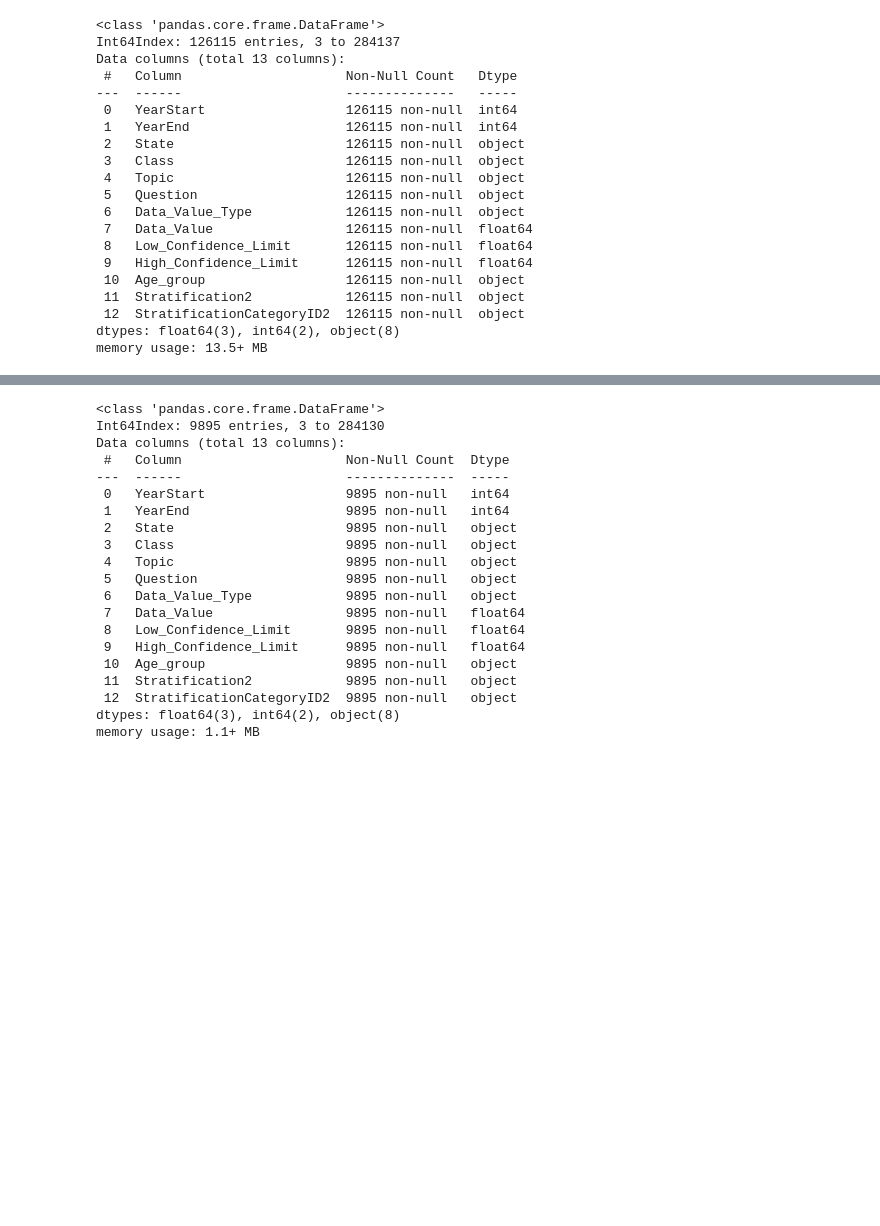
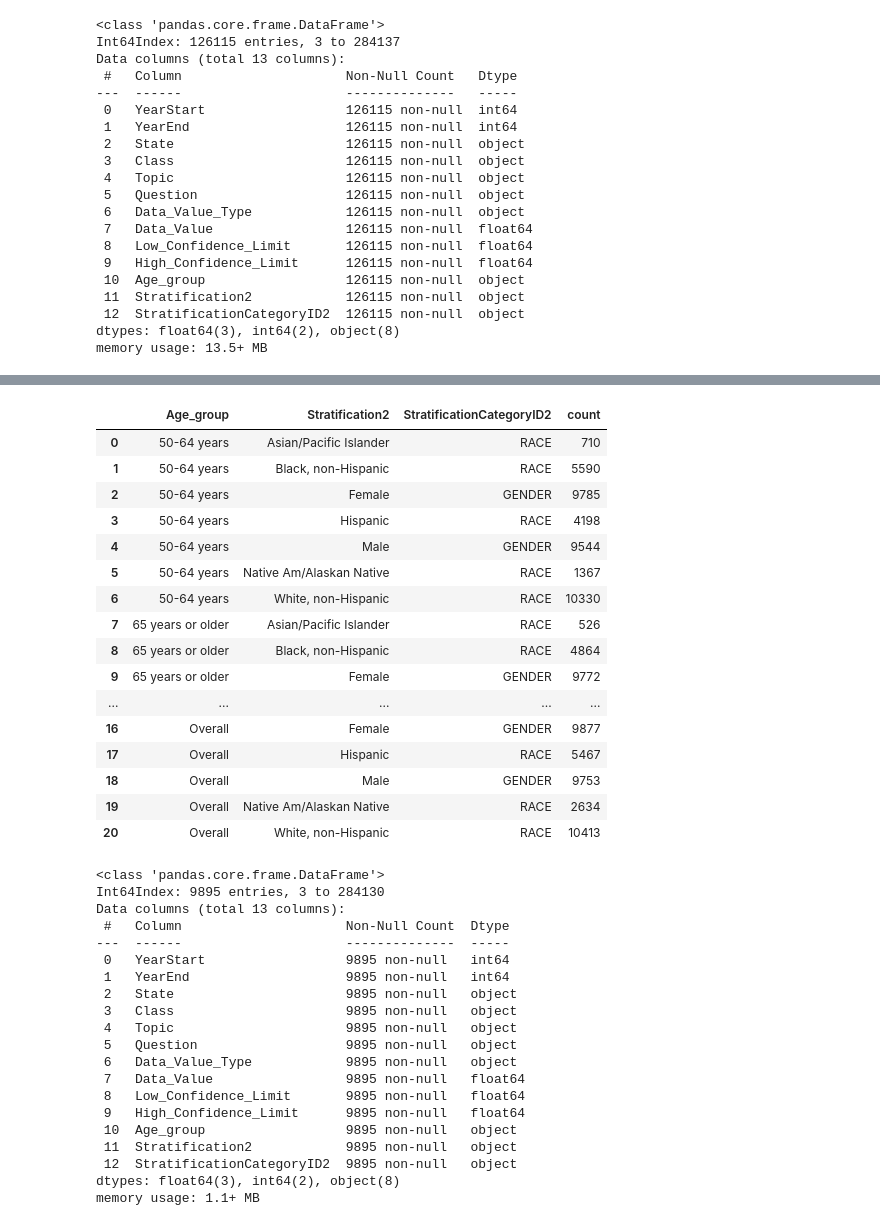
Before and after one commit to sonaaki/Springboard, a Jupyter notebook: Capstone_Two_02_data_wrangling.ipynb, the cells around one changed output, grey strips where cells are left out. Saved outputs shown, nothing was run; the diff lists cells and outputs as text; code cells hidden in the pictures; blank space fills up the shorter version.

```diff
--- a/Capstone_Two_02_data_wrangling.ipynb
+++ b/Capstone_Two_02_data_wrangling.ipynb
@@ -323,3 +323,30 @@ Name: Stratification2, dtype: int64
+# %%
+# Group by the specified columns and count the number of each unique combination
+combination_counts = df.groupby(['Age_group', 'Stratification2', 'StratificationCategoryID2']).size()
+
+# Reset the index to turn the grouped DataFrame into a regular DataFrame
+combination_counts = combination_counts.reset_index(name='count')
+
+# Display the result
+combination_counts
+# %% [output]
+|  | Age_group | Stratification2 | StratificationCategoryID2 | count |
+| 0 | 50-64 years | Asian/Pacific Islander | RACE | 710 |
+| 1 | 50-64 years | Black, non-Hispanic | RACE | 5590 |
+| 2 | 50-64 years | Female | GENDER | 9785 |
+| 3 | 50-64 years | Hispanic | RACE | 4198 |
+| 4 | 50-64 years | Male | GENDER | 9544 |
+| 5 | 50-64 years | Native Am/Alaskan Native | RACE | 1367 |
+| 6 | 50-64 years | White, non-Hispanic | RACE | 10330 |
+| 7 | 65 years or older | Asian/Pacific Islander | RACE | 526 |
+| 8 | 65 years or older | Black, non-Hispanic | RACE | 4864 |
+| 9 | 65 years or older | Female | GENDER | 9772 |
+| ... | ... | ... | ... | ... |
+| 16 | Overall | Female | GENDER | 9877 |
+| 17 | Overall | Hispanic | RACE | 5467 |
+| 18 | Overall | Male | GENDER | 9753 |
+| 19 | Overall | Native Am/Alaskan Native | RACE | 2634 |
+| 20 | Overall | White, non-Hispanic | RACE | 10413 |
 # %%
 df_mental_h = df[df['Class'] == 'Mental Health']
 df_mental_h.info()
```
Also changed, not shown: parts of 2 cells of this notebook.
